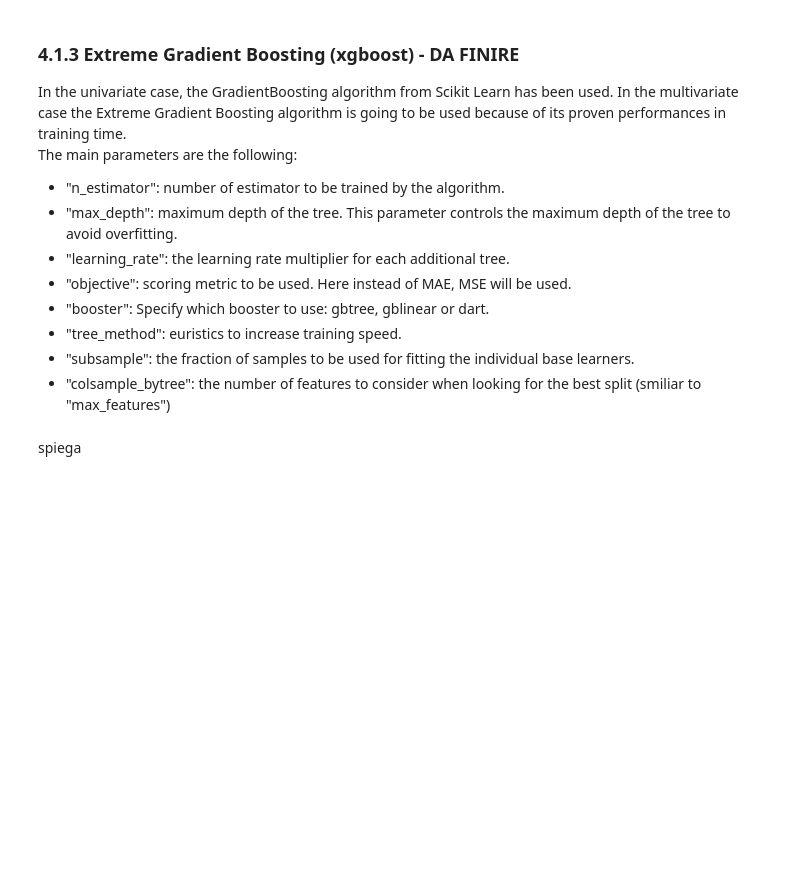
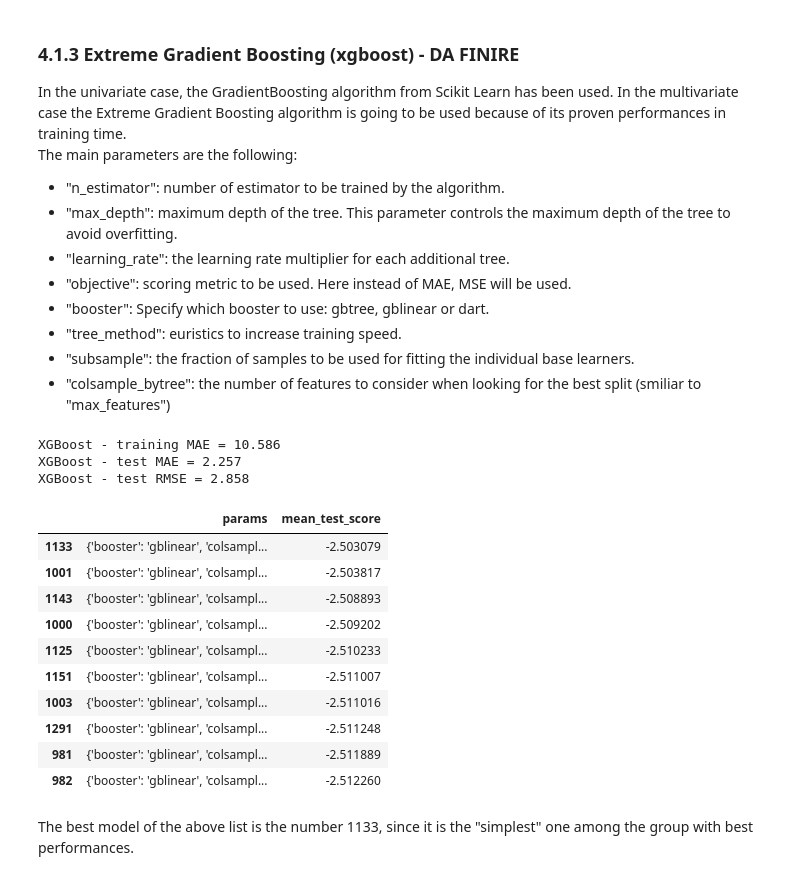
Before and after one commit to peppusnight/TimeSeriesForecasting, a Jupyter notebook: ClassicML/TS_forecasting_project.ipynb, the cells around one changed output. Cells and saved outputs as stored; diff of their text form; code cells hidden in the pictures; blank space fills up the shorter version.

```diff
--- a/ClassicML/TS_forecasting_project.ipynb
+++ b/ClassicML/TS_forecasting_project.ipynb
@@ -835,6 +1098,6 @@ spiega
 # %%
-idx = 3
-force_retraining = True
+idx = 14
+force_retraining = False
 if force_retraining:
     rf_tuned_multi = RandomForestRegressor(random_state=0, n_jobs=-1)
     rf_tuned_multi.set_params(**gs_res.loc[idx,'params'])
@@ -861,29 +1135,44 @@ The main parameters are the following:
 - "subsample": the fraction of samples to be used for fitting the individual base learners.
 - "colsample_bytree": the number of features to consider when looking for the best split (smiliar to "max_features")
 # %%
-force_retraining = True
+force_retraining = False
 gs = GridSearchCV(estimator=xgb.XGBRegressor(random_state=0), cv=TimeSeriesSplit(n_splits=n_splits),
                   param_grid={
-                      'n_estimators': [10,20],# [10, 100, 1000],
-                      'max_depth':[10], #[100,500],
-                      'learning_rate': [0.01], # [0.000001, 0.0001, 0.01, 0.1]
-                      'booster': ['dart'], #['gbtree','gblinear']
-                      'tree_method': ['approx','hist'], #['auto','approx'],
-                      'subsample':[0.5], #[0.75,1]
-                      'colsample_bytree': [0.5] #[0.5, 0.75, 0.95],
+                      'n_estimators': [10, 20],
+                      'max_depth':[10,100],
+                      'learning_rate': [0.000001, 0.0001, 0.01, 0.1],
+                      'booster': ['dart','gbtree','gblinear'],
+                      'tree_method': ['approx','hist','auto'],
+                      'subsample':[0.5,0.75,1],
+                      'colsample_bytree': [0.5, 0.75, 0.95],
                   },
                   scoring='neg_mean_absolute_error',
                   verbose=10, n_jobs=-1)
 if force_retraining:
     gs.fit(X_train, y_train)
     joblib.dump(gs, 'models/Multivariate/XGBoost.pkl')
 else:
     gs = joblib.load('models/Multivariate/XGBoost.pkl')
 print('XGBoost - training MAE = {:.3f}'.format(abs(gs.cv_results_['mean_test_score'][0])))
 print('XGBoost - test MAE = {:.3f}'.format(mean_absolute_error(y_test, gs.best_estimator_.predict(X_test))))
 print('XGBoost - test RMSE = {:.3f}'.format(rmse(y_test, gs.best_estimator_.predict(X_test))))
 gs_res = pd.DataFrame(gs.cv_results_).sort_values(by='rank_test_score')[['params','mean_test_score']]
 gs_res.head(10)
+# %% [output]
+XGBoost - training MAE = 10.586
+XGBoost - test MAE = 2.257
+XGBoost - test RMSE = 2.858
+|  | params | mean_test_score |
+| 1133 | {'booster': 'gblinear', 'colsampl... | -2.503079 |
+| 1001 | {'booster': 'gblinear', 'colsampl... | -2.503817 |
+| 1143 | {'booster': 'gblinear', 'colsampl... | -2.508893 |
+| 1000 | {'booster': 'gblinear', 'colsampl... | -2.509202 |
+| 1125 | {'booster': 'gblinear', 'colsampl... | -2.510233 |
+| 1151 | {'booster': 'gblinear', 'colsampl... | -2.511007 |
+| 1003 | {'booster': 'gblinear', 'colsampl... | -2.511016 |
+| 1291 | {'booster': 'gblinear', 'colsampl... | -2.511248 |
+| 981 | {'booster': 'gblinear', 'colsampl... | -2.511889 |
+| 982 | {'booster': 'gblinear', 'colsampl... | -2.512260 |
 # %% [markdown]
-spiega
+The best model of the above list is the number 1133, since it is the "simplest" one among the group with best performances.
 # %%
```
Also changed, not shown: parts of 43 cells of this notebook, 28 other files.
